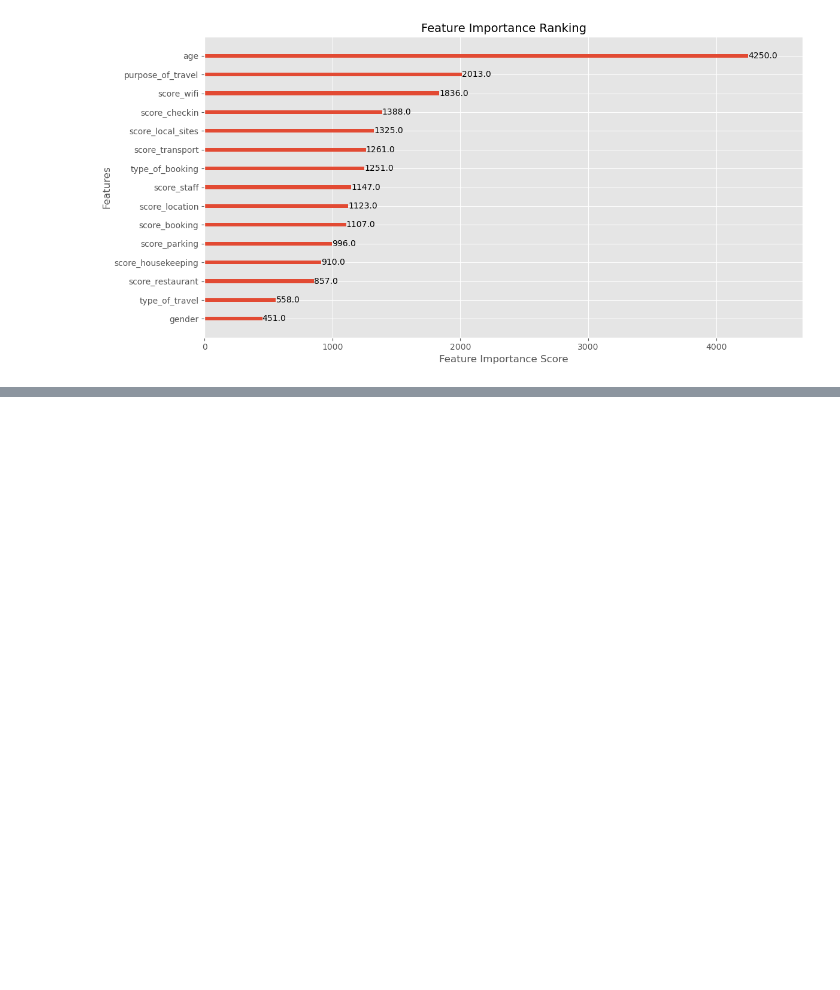
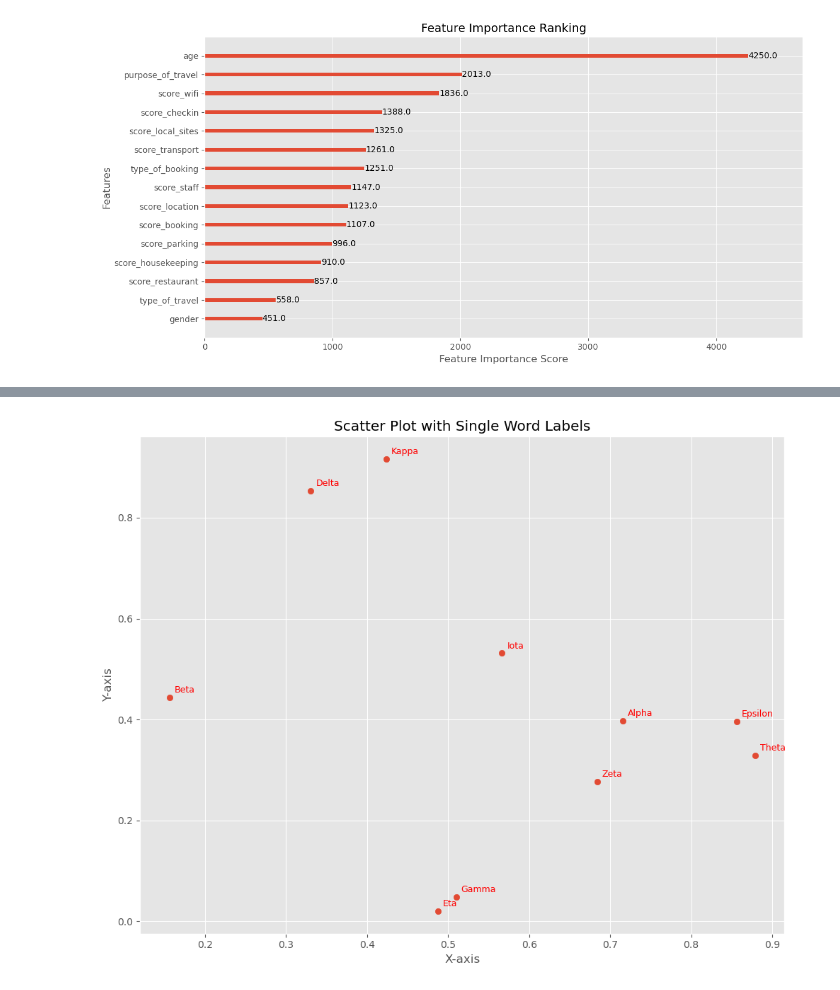
Before and after one commit to StuartG24/Travel_Co_Analysis, a Jupyter notebook: Notebooks_Data_Analysis/customer_satisfaction.ipynb, the cells around one changed output, grey strips where cells are left out. Cells and saved outputs as stored; diff of their text form; code cells hidden in the pictures; blank space fills up the shorter version.

```diff
--- a/Notebooks_Data_Analysis/customer_satisfaction.ipynb
+++ b/Notebooks_Data_Analysis/customer_satisfaction.ipynb
@@ -247,0 +383,27 @@ plt.show()
+# %%
+# Sample data
+x = np.random.rand(10)
+y = np.random.rand(10)
+labels = ['Alpha', 'Beta', 'Gamma', 'Delta', 'Epsilon',
+          'Zeta', 'Eta', 'Theta', 'Iota', 'Kappa']
+
+# Create the scatter plot
+plt.figure(figsize=(10, 8))
+plt.scatter(x, y)
+
+# Add single word labels
+for i, (xi, yi, label) in enumerate(zip(x, y, labels)):
+    plt.annotate(label,
+                 (xi, yi),  # Point to annotate
+                 xytext=(5, 5),  # Offset of the text
+                 textcoords='offset points',
+                 fontsize=9,  # Font size
+                 color='red')  # Label color
+
+plt.title('Scatter Plot with Single Word Labels')
+plt.xlabel('X-axis')
+plt.ylabel('Y-axis')
+plt.tight_layout()
+plt.show()
+# %% [output]
+[figure, added]
```
Also changed, not shown: parts of 8 cells of this notebook, 20 other files.
